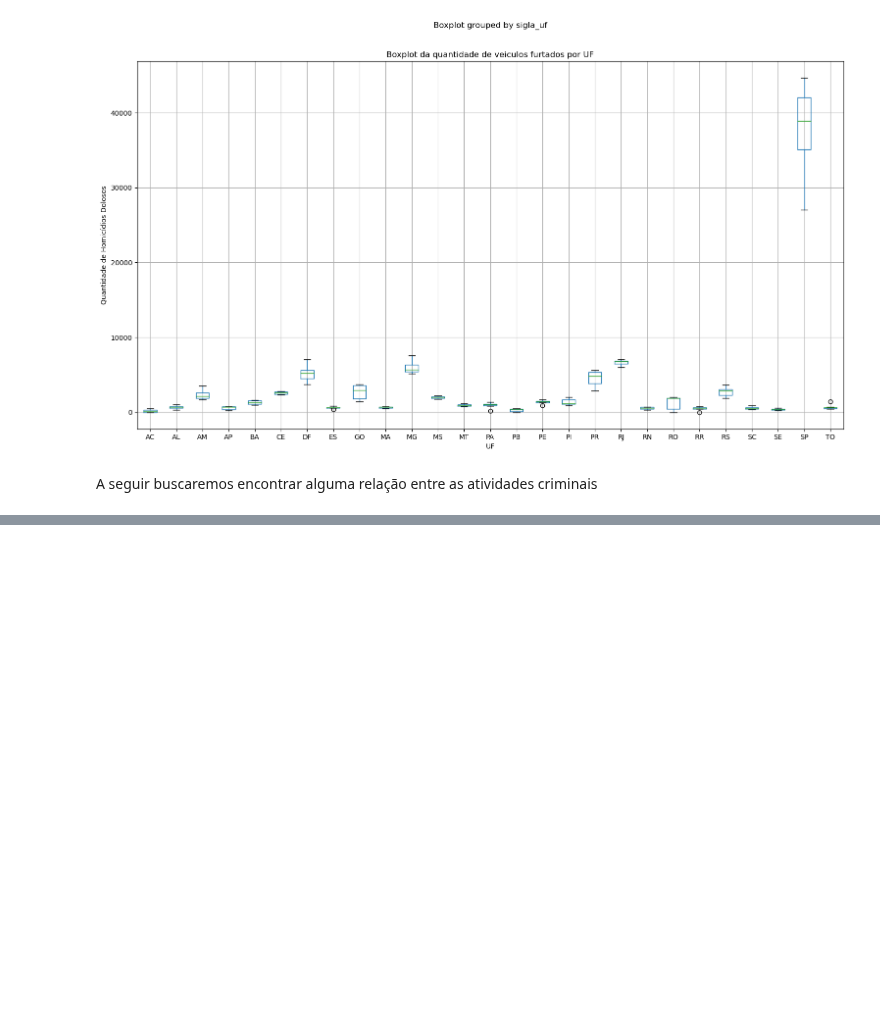
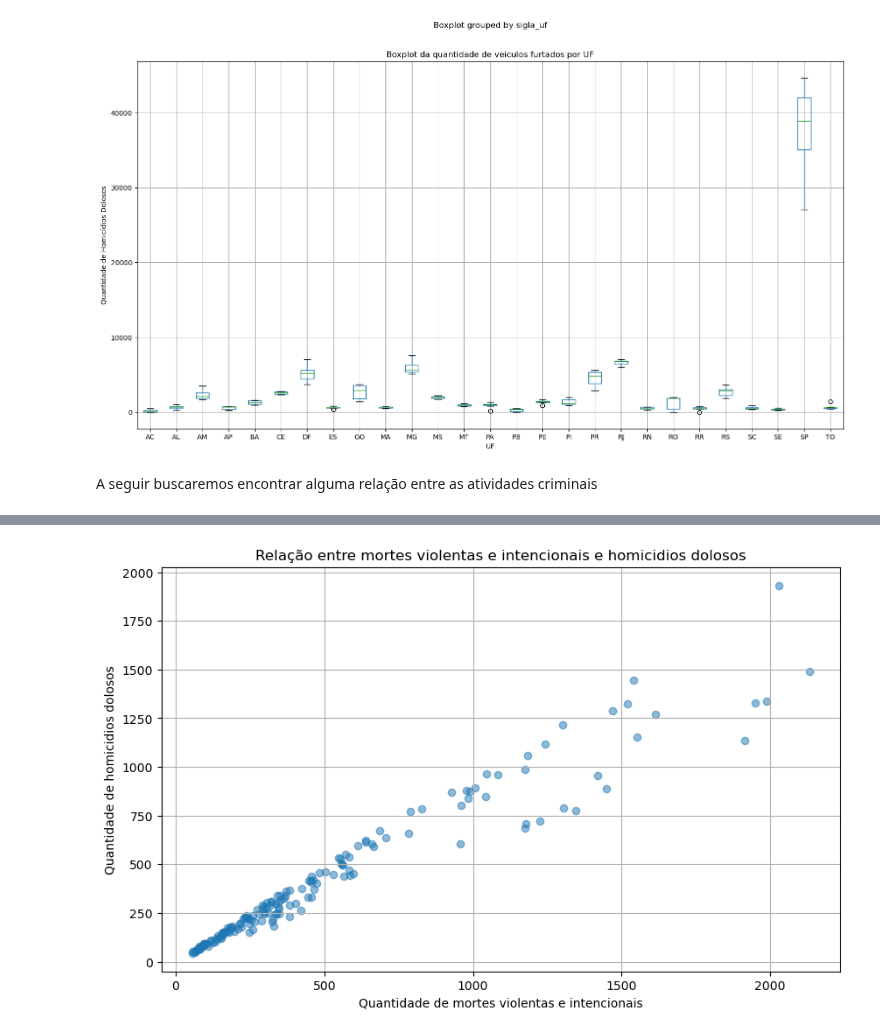
Before and after one commit to Iamiran1/Projeto-2---Ci-ncia-de-Dados, a Jupyter notebook: P2.ipynb, the cells around one changed output, grey strips where cells are left out. Saved outputs shown, nothing was run; the diff lists cells and outputs as text; code cells hidden in the pictures; blank space fills up the shorter version.

```diff
--- a/P2.ipynb
+++ b/P2.ipynb
@@ -225,0 +226,11 @@ plt.show()
+# %%
+# Criar o scatter plot para Roubo de Veículos e latrocinios
+plt.figure(figsize=(10, 6))
+plt.scatter(dados['quantidade_mortes_violentas_intencionais'], dados['quantidade_homicidio_doloso'], alpha=0.5)
+plt.title('Relação entre mortes violentas e intencionais e homicidios dolosos')
+plt.xlabel('Quantidade de mortes violentas e intencionais')
+plt.ylabel('Quantidade de homicidios dolosos')
+plt.grid(True)
+plt.show()
+# %% [output]
+[figure, added]
```
Also changed, not shown: parts of 1 cell of this notebook.
